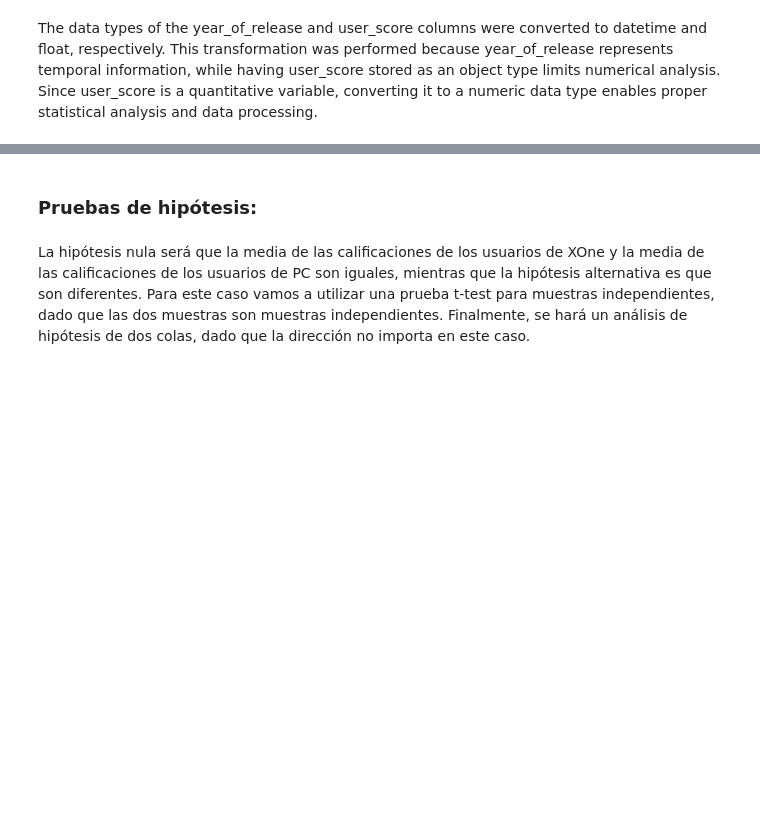
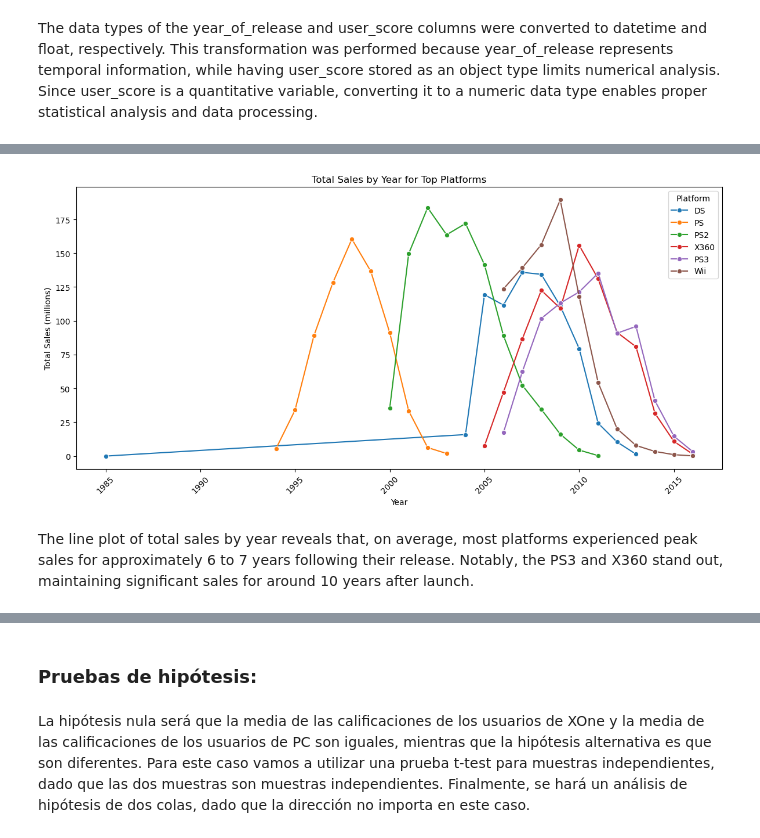
Before and after one commit to JuanPuentes25/video-game-sales-analysis, a Jupyter notebook: Videogames.ipynb, the cells around one changed output, grey strips where cells are left out. Drawn from its saved outputs; the diff is of its cells as text; code cells hidden in the pictures; blank space fills up the shorter version.

```diff
--- a/Videogames.ipynb
+++ b/Videogames.ipynb
@@ -613,0 +276,21 @@ Como sugerencia, podrías agregar una visualización comparativa (por ejemplo, u
+# %%
+# Lineplot of total sales by year for top platforms
+plt.figure(figsize=(12,6))
+sns.lineplot(
+    data=sales_by_year_platform,
+    x="year",
+    y="total_sales",
+    hue="platform",
+    marker="o"
+)
+plt.title("Total Sales by Year for Top Platforms")
+plt.xlabel("Year")
+plt.ylabel("Total Sales (millions)")
+plt.xticks(rotation=45)
+plt.legend(title="Platform")
+plt.tight_layout()
+plt.show()
+# %% [output]
+[figure, added]
+# %% [markdown]
+The line plot of total sales by year reveals that, on average, most platforms experienced peak sales for approximately 6 to 7 years following their release. Notably, the PS3 and X360 stand out, maintaining significant sales for around 10 years after launch.
```
Also changed, not shown: parts of 104 cells of this notebook.
